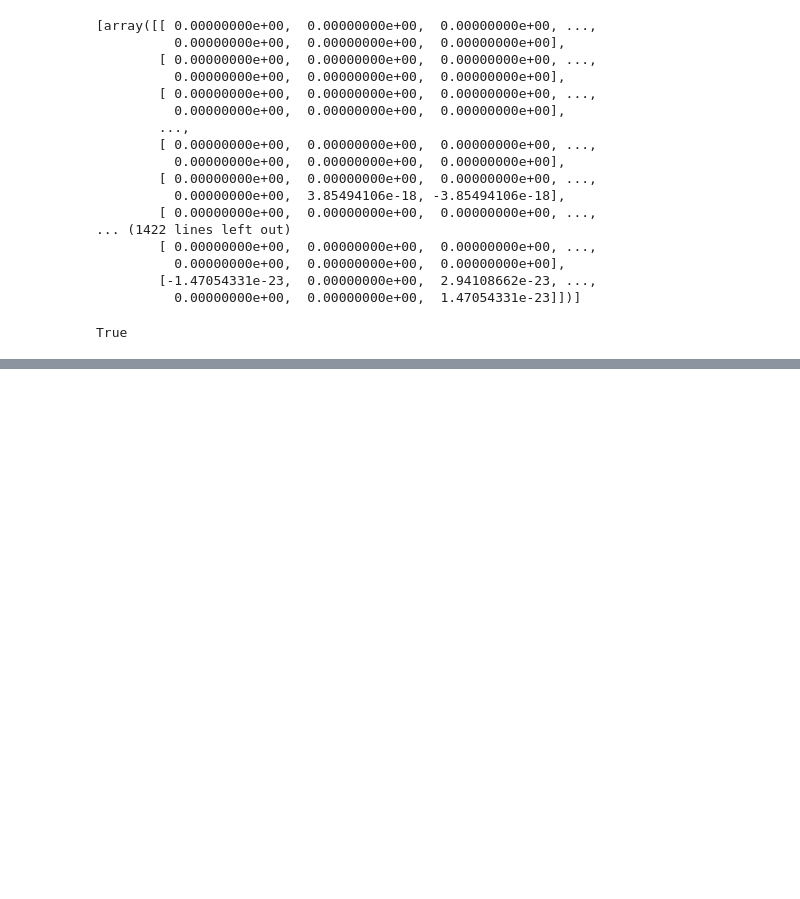
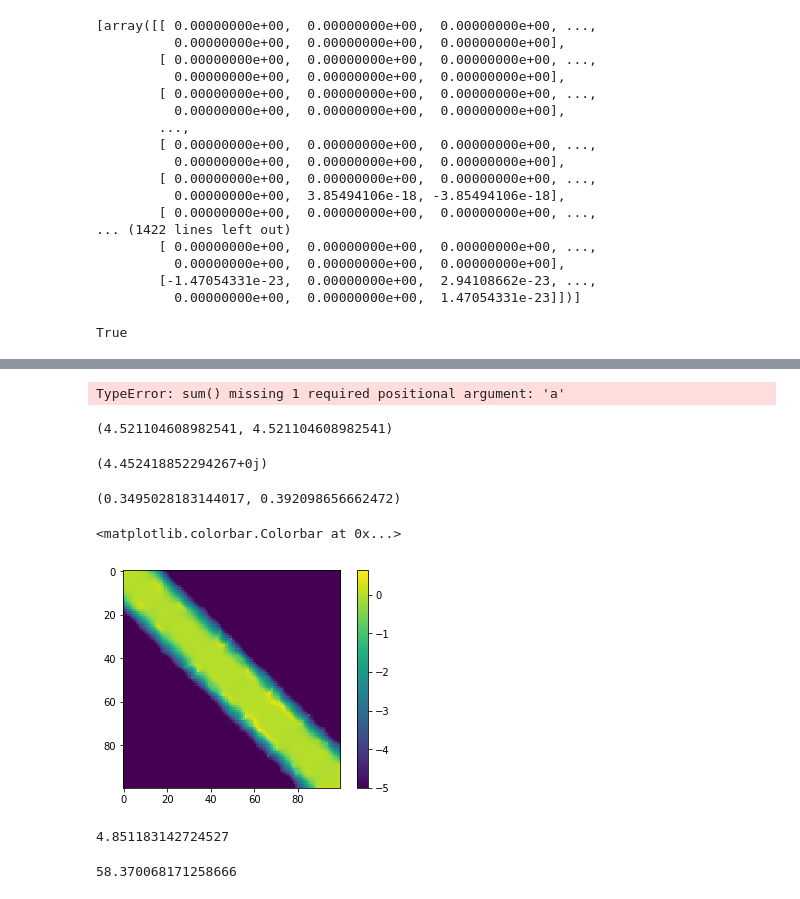
Before and after one commit to binnietom/py21cmmc_wv-1, a Jupyter notebook: devel/test_covariance.ipynb, the cells around one changed output, grey strips where cells are left out. Cells and saved outputs as stored; diff of their text form; code cells hidden in the pictures; blank space fills up the shorter version.

```diff
--- a/devel/test_covariance.ipynb
+++ b/devel/test_covariance.ipynb
@@ -144,0 +154,14 @@ True
+# %%
+mean_power = 0
+nu = np.linspace(0,10,100)
+dnu = nu[1] - nu[0]
+var = 100
+mean_nonfourier = 0
+
+
+for i in range(1000):
+    fake_visibility = np.random.normal(0, np.sqrt(var/2), size=100) + 1j * np.random.normal(0, np.sqrt(var/2), size=100)
+    fvis, eta, nu = morlet_transform_c(fake_visibility, nu)
+
+    mean_power += np.outer(fvis[:,-10], np.conj(fvis[:,-10]))/1000
+    mean_nonfourier += np.mean(np.abs(fake_visibility)**2) / 1000
@@ -144,0 +176,26 @@ True
+# %%
+expected_mean_power = var * dnu**2 * np.sum()
+expected_mean_power = expected_mean_power.reshape((100, 100, -1))
+# %% [output]
+TypeError: sum() missing 1 required positional argument: 'a'
+# %%
+expected_mean_power_var = var * dnu * np.sqrt(np.pi) / eta
+expected_mean_power_cov = (expected_mean_power_var  * np.exp(-np.outer(eta**2, np.add.outer(nu,-nu)**2) / 4).T).T.reshape((len(eta), len(nu), len(nu)))
+# %%
+expected_mean_power_var[-10], expected_mean_power_cov[-10, 49, 49]
+# %% [output]
+(4.521104608982541, 4.521104608982541)
+# %%
+mean_power[49,49]
+# %% [output]
+(4.452418852294267+0j)
+# %%
+expected_mean_power_cov[-10, 52, 44], np.abs(mean_power[52, 44])
+# %% [output]
+(0.3495028183144017, 0.392098656662472)
+# %%
+plt.imshow(np.log10(expected_mean_power_cov[-10]/np.abs(mean_power)), vmin=-5)
+plt.colorbar()
+# %% [output]
+<matplotlib.colorbar.Colorbar at 0x...>
+[figure, added]
@@ -144,0 +204,8 @@ True
+# %%
+np.abs(mean_power).max()
+# %% [output]
+4.851183142724527
+# %%
+expected_mean_power[-10]
+# %% [output]
+58.370068171258666
```
Also changed, not shown: parts of 8 cells of this notebook, 8 other files.
